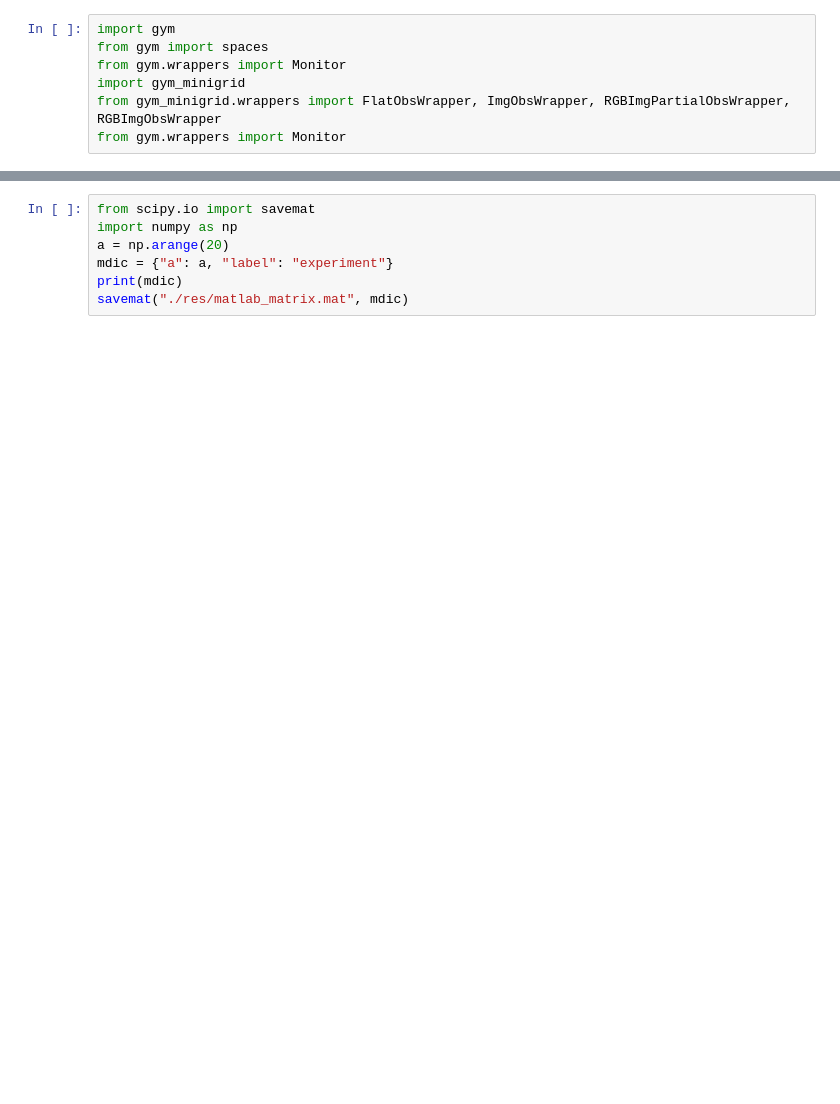
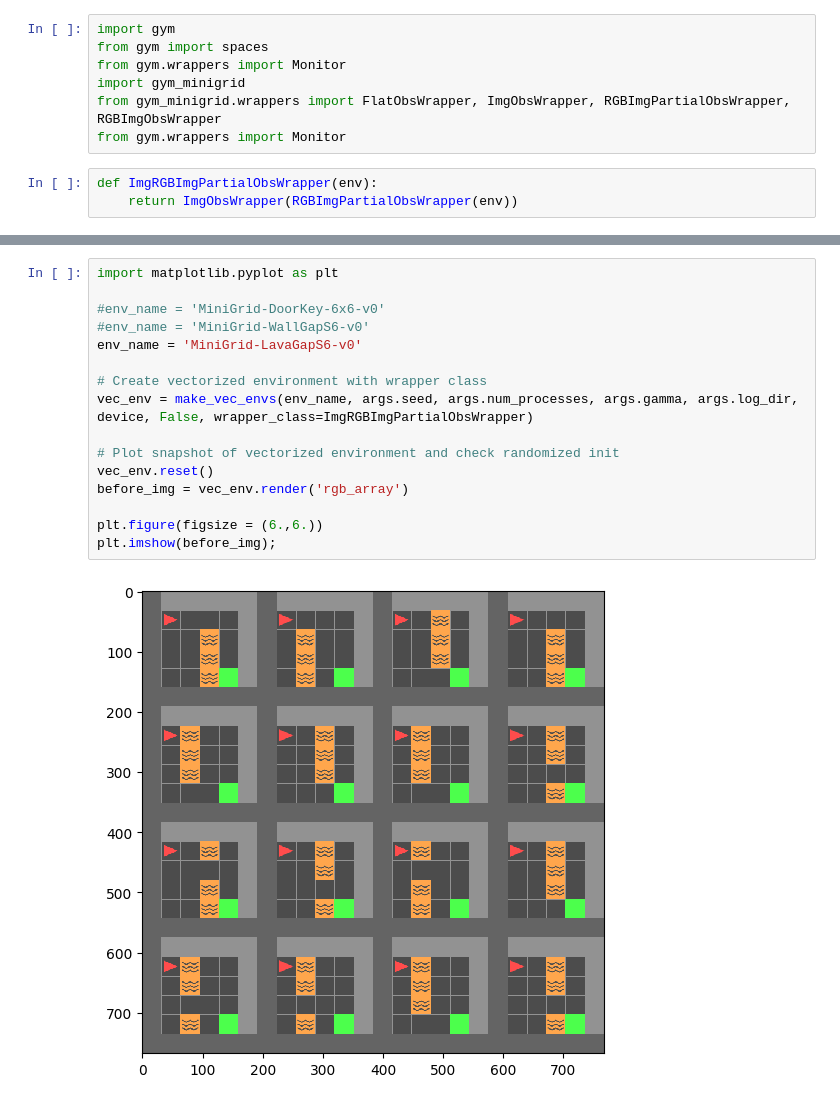
Before and after one commit to ibagur/tfm-experiments, a Jupyter notebook: BLIP/RL/test_minigrid_ppo.ipynb, the cells around one changed output, grey strips where cells are left out. Saved outputs shown, nothing was run; the diff lists cells and outputs as text; blank space fills up the shorter version.

```diff
--- a/BLIP/RL/test_minigrid_ppo.ipynb
+++ b/BLIP/RL/test_minigrid_ppo.ipynb
@@ -300,6 +582,9 @@ from gym.wrappers import Monitor
 import gym_minigrid
 from gym_minigrid.wrappers import FlatObsWrapper, ImgObsWrapper, RGBImgPartialObsWrapper, RGBImgObsWrapper
 from gym.wrappers import Monitor
+# %%
+def ImgRGBImgPartialObsWrapper(env):
+    return ImgObsWrapper(RGBImgPartialObsWrapper(env))
 # %%
 import matplotlib.pyplot as plt
 
@@ -317,7 +606,18 @@ plt.imshow(before_img);
-# %%
-from scipy.io import savemat
-import numpy as np
-a = np.arange(20)
-mdic = {"a": a, "label": "experiment"}
-print(mdic)
-savemat("./res/matlab_matrix.mat", mdic)
+# %%
+import matplotlib.pyplot as plt
+
+#env_name = 'MiniGrid-DoorKey-6x6-v0'
+#env_name = 'MiniGrid-WallGapS6-v0'
+env_name = 'MiniGrid-LavaGapS6-v0'
+
+# Create vectorized environment with wrapper class
+vec_env = make_vec_envs(env_name, args.seed, args.num_processes, args.gamma, args.log_dir, device, False, wrapper_class=ImgRGBImgPartialObsWrapper)
+
+# Plot snapshot of vectorized environment and check randomized init
+vec_env.reset()
+before_img = vec_env.render('rgb_array')
+
+plt.figure(figsize = (6.,6.))
+plt.imshow(before_img);
+# %% [output]
+[figure, added]
```
Also changed, not shown: parts of 12 cells of this notebook, 21 other files.
